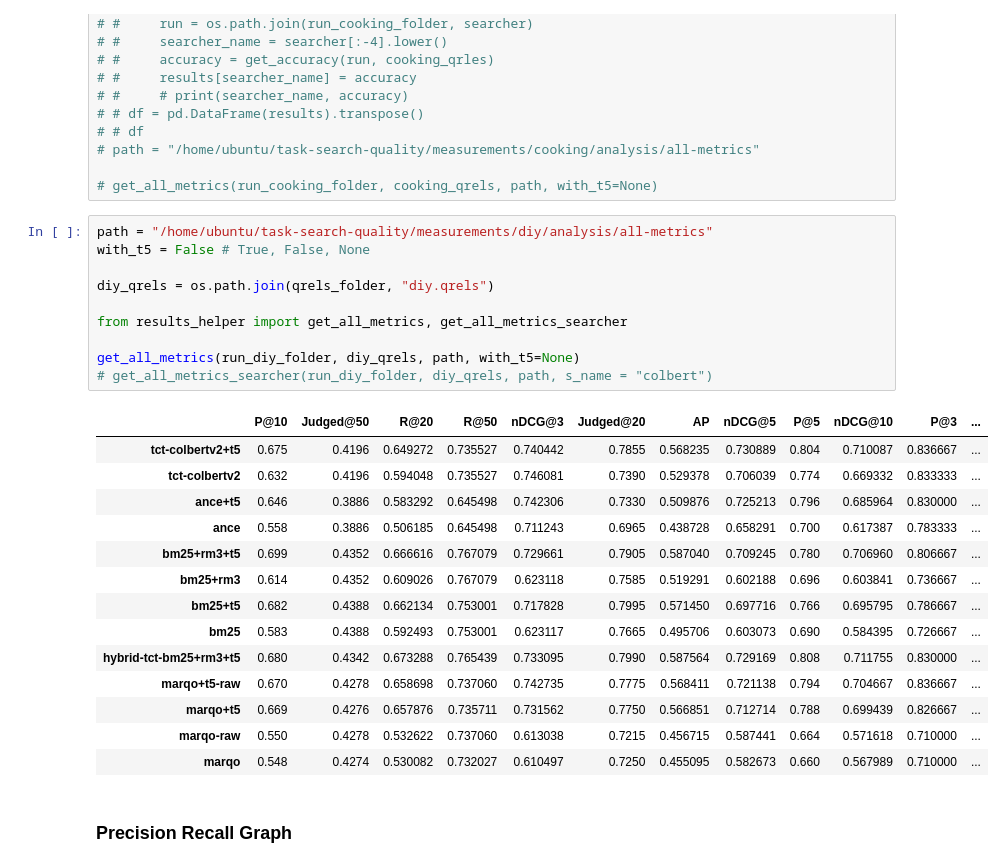
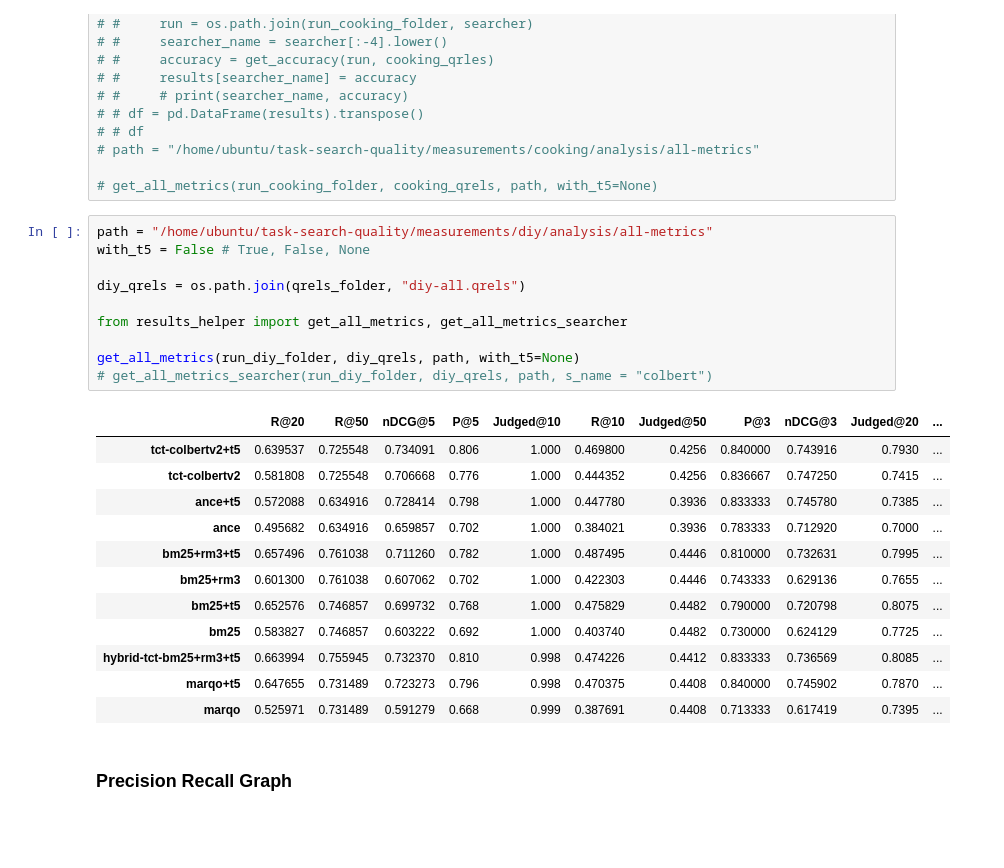
Before and after one commit to PhilipZubel/task-search-quality, a Jupyter notebook: results.ipynb, the cells around one changed output. Saved outputs shown, nothing was run; the diff lists cells and outputs as text; blank space fills up the shorter version.

```diff
--- a/results.ipynb
+++ b/results.ipynb
@@ -40,28 +40,26 @@ queries = {
 # %%
 path = "/home/ubuntu/task-search-quality/measurements/diy/analysis/all-metrics"
 with_t5 = False # True, False, None
 
-diy_qrels = os.path.join(qrels_folder, "diy.qrels")
+diy_qrels = os.path.join(qrels_folder, "diy-all.qrels")
 
 from results_helper import get_all_metrics, get_all_metrics_searcher
 
 get_all_metrics(run_diy_folder, diy_qrels, path, with_t5=None)
 # get_all_metrics_searcher(run_diy_folder, diy_qrels, path, s_name = "colbert")
 # %% [output]
-|  | P@10 | Judged@50 | R@20 | R@50 | nDCG@3 | Judged@20 | AP | nDCG@5 | P@5 | nDCG@10 | P@3 | ... |
-| tct-colbertv2+t5 | 0.675 | 0.4196 | 0.649272 | 0.735527 | 0.740442 | 0.7855 | 0.568235 | 0.730889 | 0.804 | 0.710087 | 0.836667 | ... |
-| tct-colbertv2 | 0.632 | 0.4196 | 0.594048 | 0.735527 | 0.746081 | 0.7390 | 0.529378 | 0.706039 | 0.774 | 0.669332 | 0.833333 | ... |
-| ance+t5 | 0.646 | 0.3886 | 0.583292 | 0.645498 | 0.742306 | 0.7330 | 0.509876 | 0.725213 | 0.796 | 0.685964 | 0.830000 | ... |
-| ance | 0.558 | 0.3886 | 0.506185 | 0.645498 | 0.711243 | 0.6965 | 0.438728 | 0.658291 | 0.700 | 0.617387 | 0.783333 | ... |
-| bm25+rm3+t5 | 0.699 | 0.4352 | 0.666616 | 0.767079 | 0.729661 | 0.7905 | 0.587040 | 0.709245 | 0.780 | 0.706960 | 0.806667 | ... |
-| bm25+rm3 | 0.614 | 0.4352 | 0.609026 | 0.767079 | 0.623118 | 0.7585 | 0.519291 | 0.602188 | 0.696 | 0.603841 | 0.736667 | ... |
-| bm25+t5 | 0.682 | 0.4388 | 0.662134 | 0.753001 | 0.717828 | 0.7995 | 0.571450 | 0.697716 | 0.766 | 0.695795 | 0.786667 | ... |
-| bm25 | 0.583 | 0.4388 | 0.592493 | 0.753001 | 0.623117 | 0.7665 | 0.495706 | 0.603073 | 0.690 | 0.584395 | 0.726667 | ... |
-| hybrid-tct-bm25+rm3+t5 | 0.680 | 0.4342 | 0.673288 | 0.765439 | 0.733095 | 0.7990 | 0.587564 | 0.729169 | 0.808 | 0.711755 | 0.830000 | ... |
-| marqo+t5-raw | 0.670 | 0.4278 | 0.658698 | 0.737060 | 0.742735 | 0.7775 | 0.568411 | 0.721138 | 0.794 | 0.704667 | 0.836667 | ... |
-| marqo+t5 | 0.669 | 0.4276 | 0.657876 | 0.735711 | 0.731562 | 0.7750 | 0.566851 | 0.712714 | 0.788 | 0.699439 | 0.826667 | ... |
-| marqo-raw | 0.550 | 0.4278 | 0.532622 | 0.737060 | 0.613038 | 0.7215 | 0.456715 | 0.587441 | 0.664 | 0.571618 | 0.710000 | ... |
-| marqo | 0.548 | 0.4274 | 0.530082 | 0.732027 | 0.610497 | 0.7250 | 0.455095 | 0.582673 | 0.660 | 0.567989 | 0.710000 | ... |
+|  | R@20 | R@50 | nDCG@5 | P@5 | Judged@10 | R@10 | Judged@50 | P@3 | nDCG@3 | Judged@20 | ... |
+| tct-colbertv2+t5 | 0.639537 | 0.725548 | 0.734091 | 0.806 | 1.000 | 0.469800 | 0.4256 | 0.840000 | 0.743916 | 0.7930 | ... |
+| tct-colbertv2 | 0.581808 | 0.725548 | 0.706668 | 0.776 | 1.000 | 0.444352 | 0.4256 | 0.836667 | 0.747250 | 0.7415 | ... |
+| ance+t5 | 0.572088 | 0.634916 | 0.728414 | 0.798 | 1.000 | 0.447780 | 0.3936 | 0.833333 | 0.745780 | 0.7385 | ... |
+| ance | 0.495682 | 0.634916 | 0.659857 | 0.702 | 1.000 | 0.384021 | 0.3936 | 0.783333 | 0.712920 | 0.7000 | ... |
+| bm25+rm3+t5 | 0.657496 | 0.761038 | 0.711260 | 0.782 | 1.000 | 0.487495 | 0.4446 | 0.810000 | 0.732631 | 0.7995 | ... |
+| bm25+rm3 | 0.601300 | 0.761038 | 0.607062 | 0.702 | 1.000 | 0.422303 | 0.4446 | 0.743333 | 0.629136 | 0.7655 | ... |
+| bm25+t5 | 0.652576 | 0.746857 | 0.699732 | 0.768 | 1.000 | 0.475829 | 0.4482 | 0.790000 | 0.720798 | 0.8075 | ... |
+| bm25 | 0.583827 | 0.746857 | 0.603222 | 0.692 | 1.000 | 0.403740 | 0.4482 | 0.730000 | 0.624129 | 0.7725 | ... |
+| hybrid-tct-bm25+rm3+t5 | 0.663994 | 0.755945 | 0.732370 | 0.810 | 0.998 | 0.474226 | 0.4412 | 0.833333 | 0.736569 | 0.8085 | ... |
+| marqo+t5 | 0.647655 | 0.731489 | 0.723273 | 0.796 | 0.998 | 0.470375 | 0.4408 | 0.840000 | 0.745902 | 0.7870 | ... |
+| marqo | 0.525971 | 0.731489 | 0.591279 | 0.668 | 0.999 | 0.387691 | 0.4408 | 0.713333 | 0.617419 | 0.7395 | ... |
 # %% [markdown]
 ### Precision Recall Graph
 # %%
```
Also changed, not shown: parts of 6 cells of this notebook, 5 other files.
